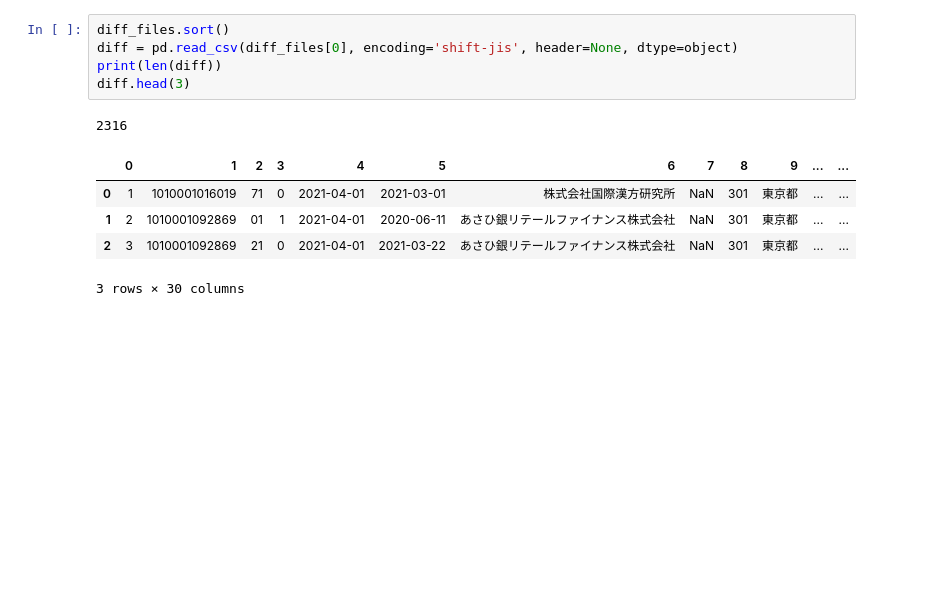
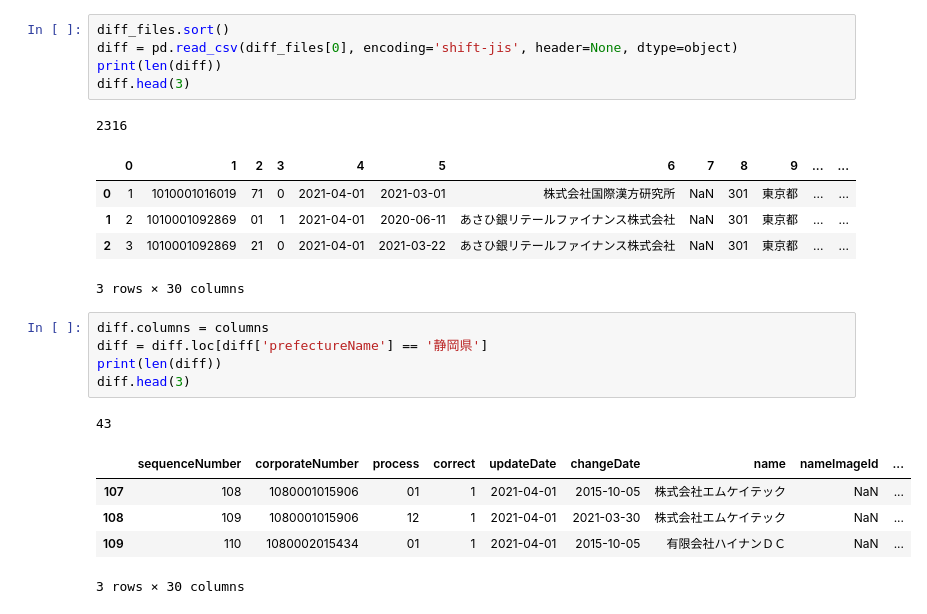
Before and after one commit to abenben/python_knock_100_visualization, a Jupyter notebook: src/chapter-1/chapter-1.ipynb, the cells around one changed output. Cells and saved outputs as stored; diff of their text form; blank space fills up the shorter version.

```diff
--- a/src/chapter-1/chapter-1.ipynb
+++ b/src/chapter-1/chapter-1.ipynb
@@ -225,3 +225,15 @@ diff.head(3)
 | 1 | 2 | 1010001092869 | 01 | 1 | 2021-04-01 | 2020-06-11 | あさひ銀リテールファイナンス株式会社 | NaN | 301 | 東京都 | ... | ... |
 | 2 | 3 | 1010001092869 | 21 | 0 | 2021-04-01 | 2021-03-22 | あさひ銀リテールファイナンス株式会社 | NaN | 301 | 東京都 | ... | ... |
 3 rows × 30 columns
+# %%
+diff.columns = columns
+diff = diff.loc[diff['prefectureName'] == '静岡県']
+print(len(diff))
+diff.head(3)
+# %% [output]
+43
+|  | sequenceNumber | corporateNumber | process | correct | updateDate | changeDate | name | nameImageId | ... |
+| 107 | 108 | 1080001015906 | 01 | 1 | 2021-04-01 | 2015-10-05 | 株式会社エムケイテック | NaN | ... |
+| 108 | 109 | 1080001015906 | 12 | 1 | 2021-04-01 | 2021-03-30 | 株式会社エムケイテック | NaN | ... |
+| 109 | 110 | 1080002015434 | 01 | 1 | 2021-04-01 | 2015-10-05 | 有限会社ハイナンＤＣ | NaN | ... |
+3 rows × 30 columns
```
Also changed, not shown: parts of 7 cells of this notebook.
